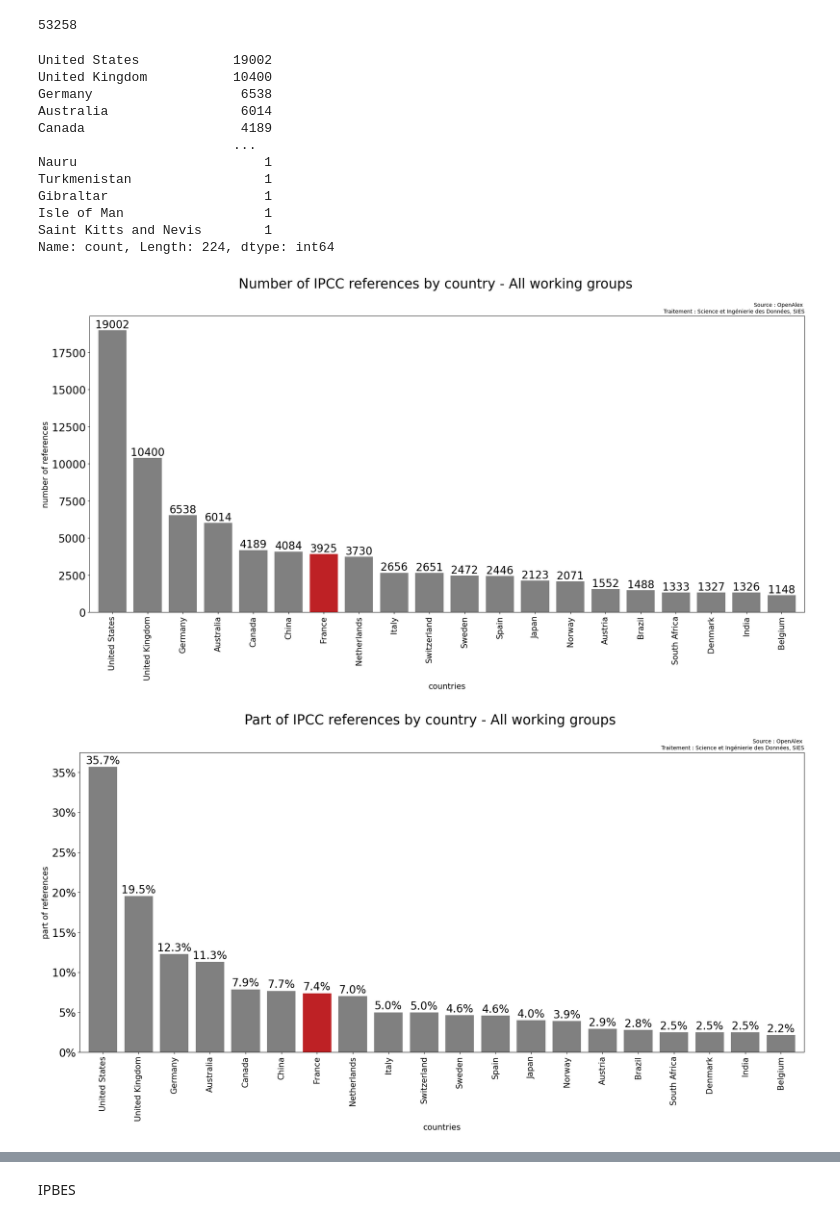
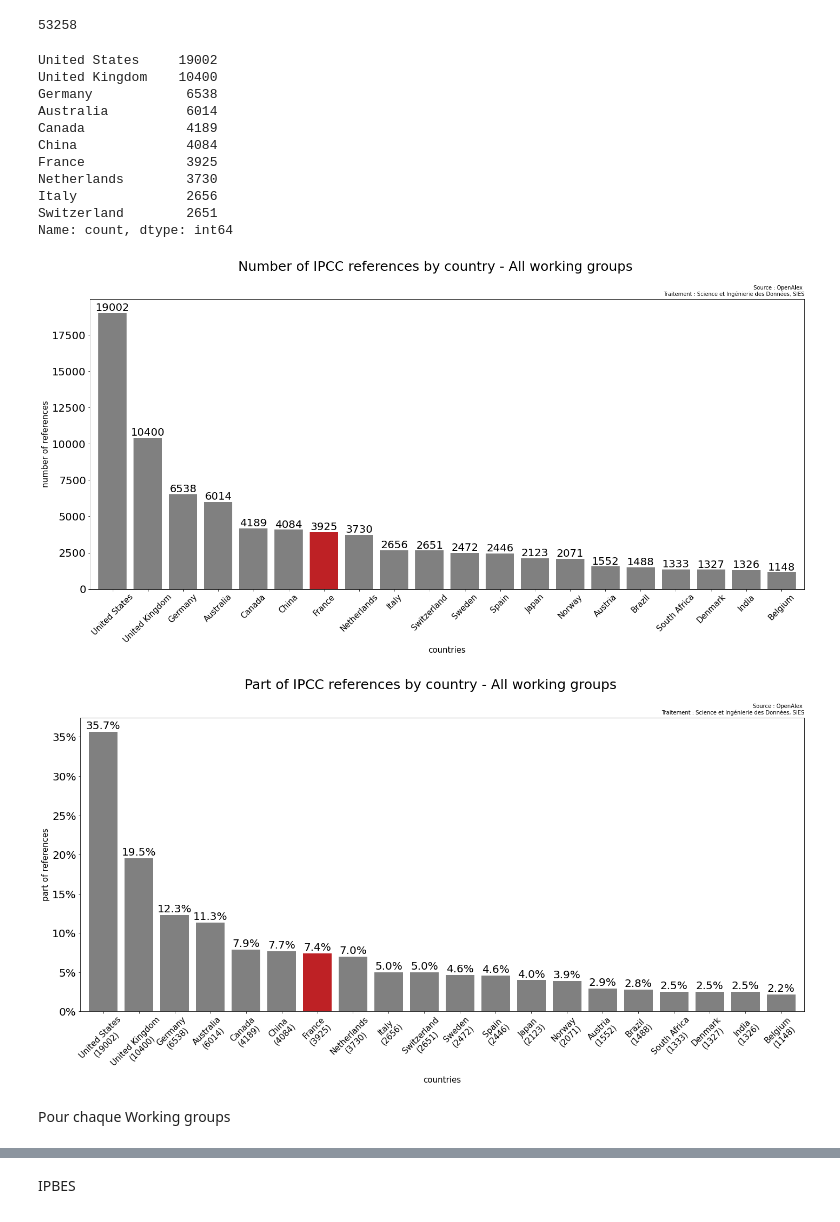
Before and after one commit to dataesr/teds, a Jupyter notebook: notebooks/IPCC_visualization_dataframe.ipynb, the cells around one changed output, grey strips where cells are left out. Cells and saved outputs as stored; diff of their text form; code cells hidden in the pictures.

Commit message:
update visualisation dataframe

```diff
--- a/notebooks/IPCC_visualization_dataframe.ipynb
+++ b/notebooks/IPCC_visualization_dataframe.ipynb
@@ -32,48 +32,47 @@ len(df[pd.isna(df.ipcc)==False].drop_duplicates('doi'))
 # %% [output]
 53258
 # %%
-pd.Series(aplatir(list(df_ipcc.countries.dropna()))).value_counts()
+pd.Series(aplatir(list(df_ipcc.countries.dropna()))).value_counts()[:10]
 # %% [output]
-United States            19002
-United Kingdom           10400
-Germany                   6538
-Australia                 6014
-Canada                    4189
-                         ...
-Nauru                        1
-Turkmenistan                 1
-Gibraltar                    1
-Isle of Man                  1
-Saint Kitts and Nevis        1
-Name: count, Length: 224, dtype: int64
+United States     19002
+United Kingdom    10400
+Germany            6538
+Australia          6014
+Canada             4189
+China              4084
+France             3925
+Netherlands        3730
+Italy              2656
+Switzerland        2651
+Name: count, dtype: int64
 # %%
 import matplotlib.pyplot as plt
 
 data_counts=pd.Series(aplatir(list(df_ipcc.countries.dropna()))).value_counts()
 plt.figure(figsize=(24, 10))
 color_dict = {'France': '#BE2125'}
 ax = data_counts[:20].plot(kind='bar', color=[color_dict.get(u, 'grey') for u in data_counts[:20].index], width=0.8)
 
 for i, v in enumerate(data_counts[:20]):
     ax.text(i, v + 0.1, f'{v}', ha='center', va='bottom', color='black', size=20)
 
 plt.suptitle("Number of IPCC references by country - All working groups", size=25)
 plt.title('Source : OpenAlex \nTraitement : Science et Ingénierie des Données, SIES', size=10, loc='right')
 
 ax.set_yticklabels([f'{tick:.0f}' for tick in ax.get_yticks()], fontsize=20)
-ax.set_xticklabels(data_counts.index[:20], rotation='vertical', fontsize=15)
+ax.set_xticklabels(data_counts.index[:20], rotation=45, fontsize=15)
 ax.set_ylabel(f'number of references', fontsize=15)
 ax.set_xlabel(f'countries', fontsize=15)
 plt.show()
 # %% [output]
-[figure, old version]
+[figure, new version]
 # %%
 import matplotlib.pyplot as plt
 
-data_counts=pd.Series(aplatir(list(df_ipcc.countries.dropna()))).value_counts()
+data_counts1=pd.Series(aplatir(list(df_ipcc.countries.dropna()))).value_counts()
 tot=len(df_ipcc.doi.dropna())
 
-data_counts = (data_counts / tot) * 100
+data_counts = (data_counts1 / tot) * 100
 
 plt.figure(figsize=(24, 10))
 color_dict = {'France': '#BE2125'}
@@ -85,9 +84,12 @@ plt.suptitle("Part of IPCC references by country - All working groups", size=25)
 plt.title('Source : OpenAlex \nTraitement : Science et Ingénierie des Données, SIES', size=10, loc='right')
 
 ax.set_yticklabels([f'{tick:.0f}%' for tick in ax.get_yticks()], fontsize=20)
-ax.set_xticklabels(data_counts.index[:20], rotation='vertical', fontsize=15)
+x_labels = [f"{data_counts.index[:20][i]}\n({list(data_counts1.to_dict().values())[i]})" for i in range(0,20)]
+ax.set_xticklabels(x_labels, rotation=45, fontsize=15)
 ax.set_ylabel(f'part of references', fontsize=15)
 ax.set_xlabel(f'countries', fontsize=15)
 plt.show()
 # %% [output]
-[figure, old version]
+[figure, new version]
+# %% [markdown]
+Pour chaque Working groups
```
Also changed, not shown: parts of 53 cells of this notebook.
